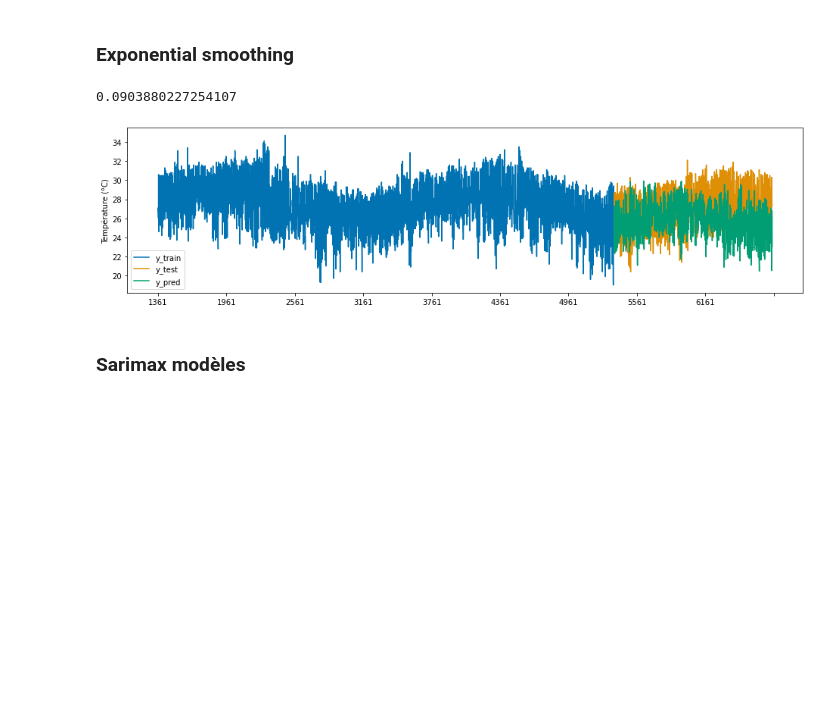
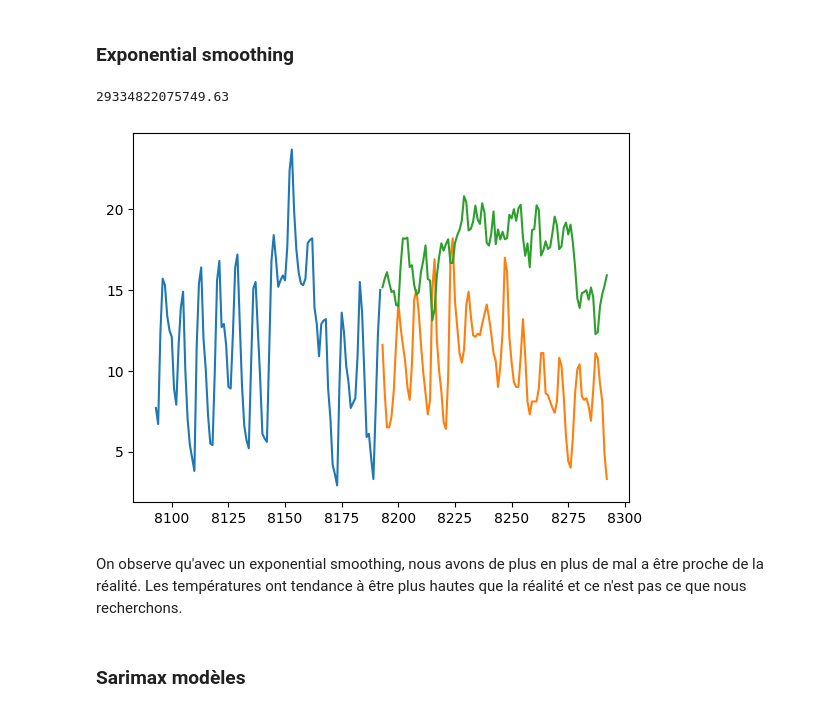
Before and after one commit to JAndretti/Projet-Time-Series-E5, a Jupyter notebook: main.ipynb, the cells around one changed output. Cells and saved outputs as stored; diff of their text form; code cells hidden in the pictures; blank space fills up the shorter version.

```diff
--- a/main.ipynb
+++ b/main.ipynb
@@ -414,15 +413,19 @@ smape_loss(y_test, y_pred)
 # %%
 
 from sktime.forecasting.exp_smoothing import ExponentialSmoothing
 forecaster = ExponentialSmoothing(trend="add", seasonal="add",
                                   sp=2000)
 forecaster.fit(y_train, fh=fh)
 y_pred = forecaster.predict(fh)
-plot_ys(y_train, y_test, y_pred, labels=["y_train", "y_test", "y_pred"]);
+plt.plot(y_train[-100:])
+plt.plot(y_test[:100])
+plt.plot(y_pred[:100])
 smape_loss(y_test, y_pred)
 # %% [output]
-0.0903880227254107
+29334822075749.63
-[figure, old version]
+[figure, new version]
+# %% [markdown]
+On observe qu'avec un exponential smoothing, nous avons de plus en plus de mal a être proche de la réalité. Les températures ont tendance à être plus hautes que la réalité et ce n'est pas ce que nous recherchons.
 # %% [markdown]
 ### Sarimax modèles
 # %%
```
Also changed, not shown: parts of 54 cells of this notebook.
